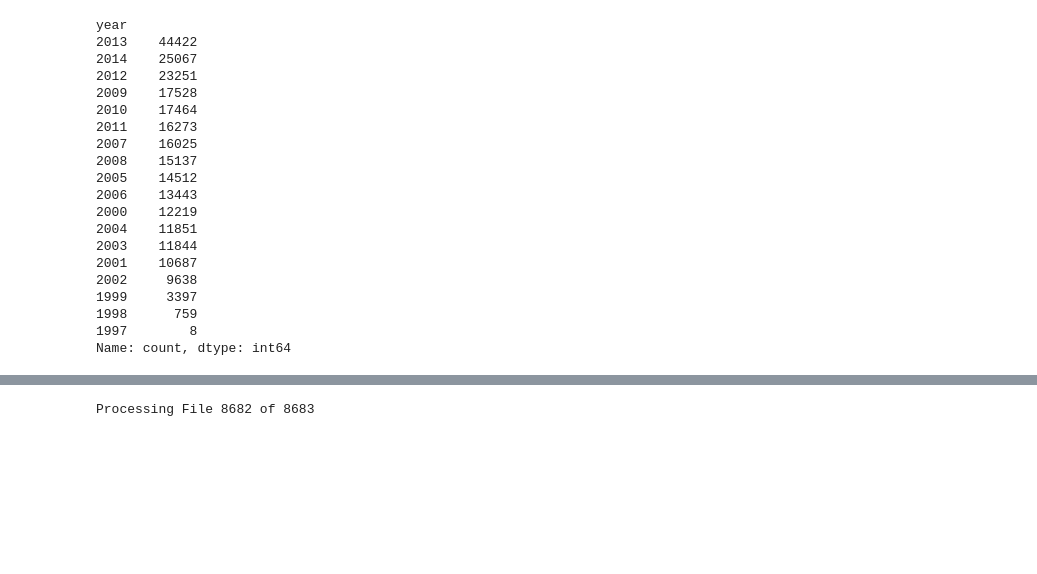
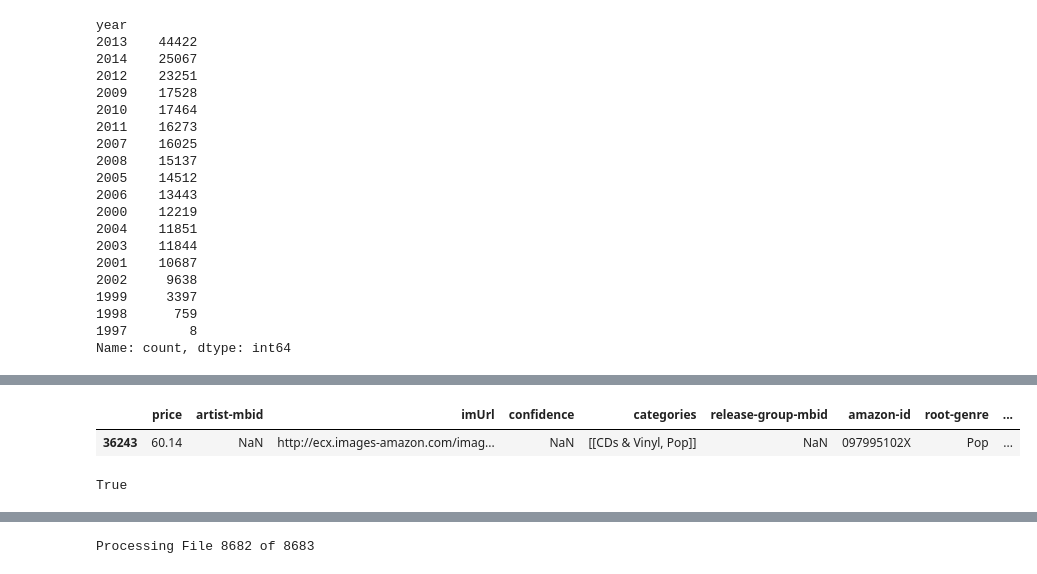
Before and after one commit to lderr4/Fresh-Finds-Album-Recommendation, a Jupyter notebook: explore_data.ipynb, the cells around one changed output, grey strips where cells are left out. Drawn from its saved outputs; the diff is of its cells as text; code cells hidden in the pictures; blank space fills up the shorter version.

```diff
--- a/explore_data.ipynb
+++ b/explore_data.ipynb
@@ -119,6 +139,19 @@ content_data.head()
 | 2 | 7.18 | eb0cd72f-0235-47ec-9d0b-f244a2afc3b7 | http://ecx.images-amazon.com/imag... | 1.0 | [[CDs & Vinyl, Alternative Rock]] | bc2acb6a-4998-3cd3-97e2-61025ed8a562 | 630251228X | Alternative Rock | ... |
 | 3 | 16.18 | NaN | http://ecx.images-amazon.com/imag... | NaN | [[CDs & Vinyl, Alternative Rock]] | NaN | B00000007O | Alternative Rock | ... |
 | 4 | NaN | b0a16d0c-3d99-487d-be88-902131ad03d3 | http://ecx.images-amazon.com/imag... | 1.0 | [[CDs & Vinyl, Alternative Rock, ... | 410326cf-4a38-35d3-93d9-a63f8fb77b5b | B0000004JL | Alternative Rock | ... |
+# %%
+amazon_id = "097995102X"
+t = content_data[content_data["amazon-id"]==amazon_id]
+t
+# %% [output]
+|  | price | artist-mbid | imUrl | confidence | categories | release-group-mbid | amazon-id | root-genre | ... |
+| 36243 | 60.14 | NaN | http://ecx.images-amazon.com/imag... | NaN | [[CDs & Vinyl, Pop]] | NaN | 097995102X | Pop | ... |
+# %%
+# this code checks that each unique amazon id from reviews exists in the content data
+all_ids_match = reviews['amazon-id'].isin(content_data['amazon-id']).all()
+all_ids_match
+# %% [output]
+True
 # %%
 neil = content_data[content_data["artist"] == "Neil Young"]
 neil
```
Also changed, not shown: parts of 2 cells of this notebook, 3 other files.
